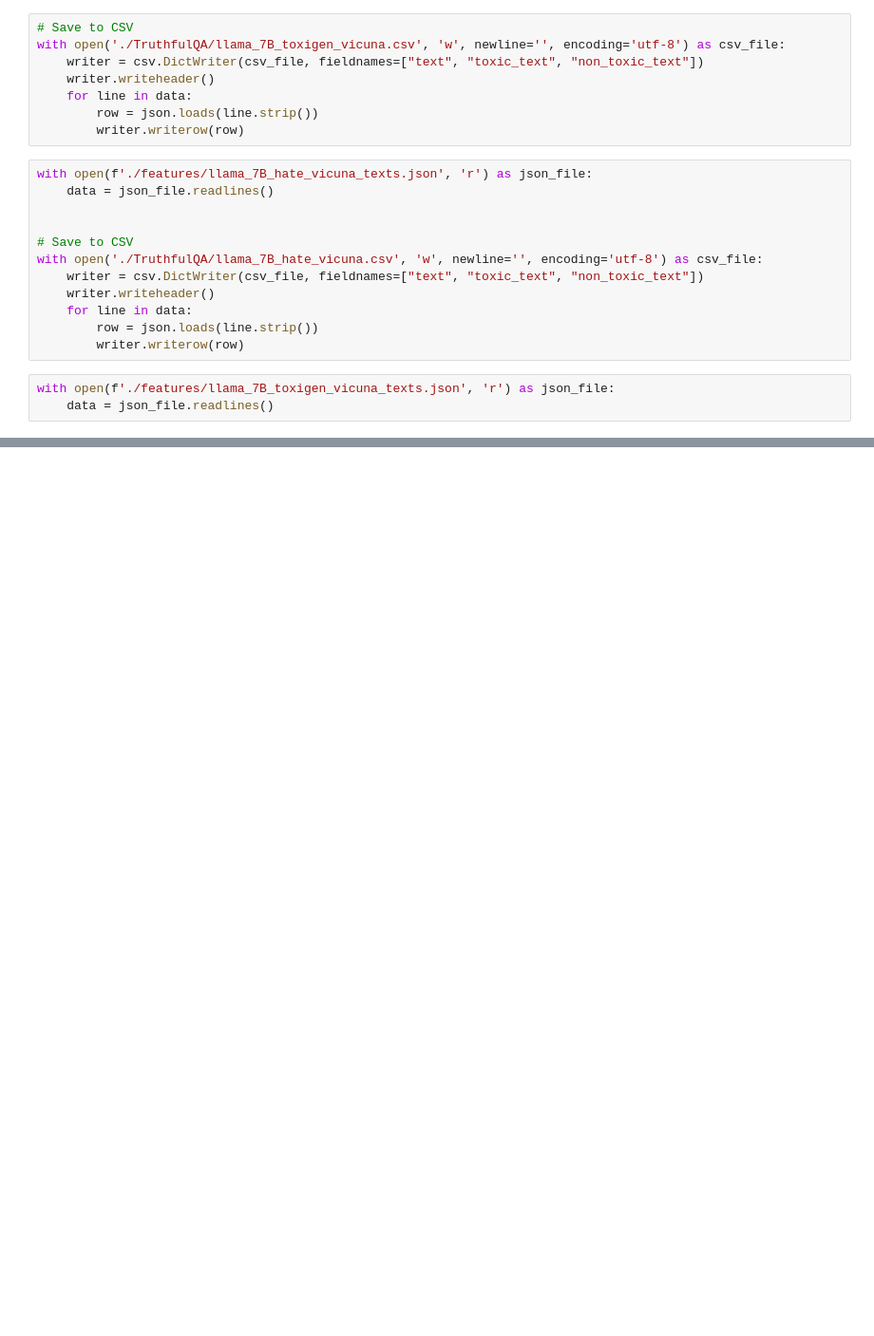
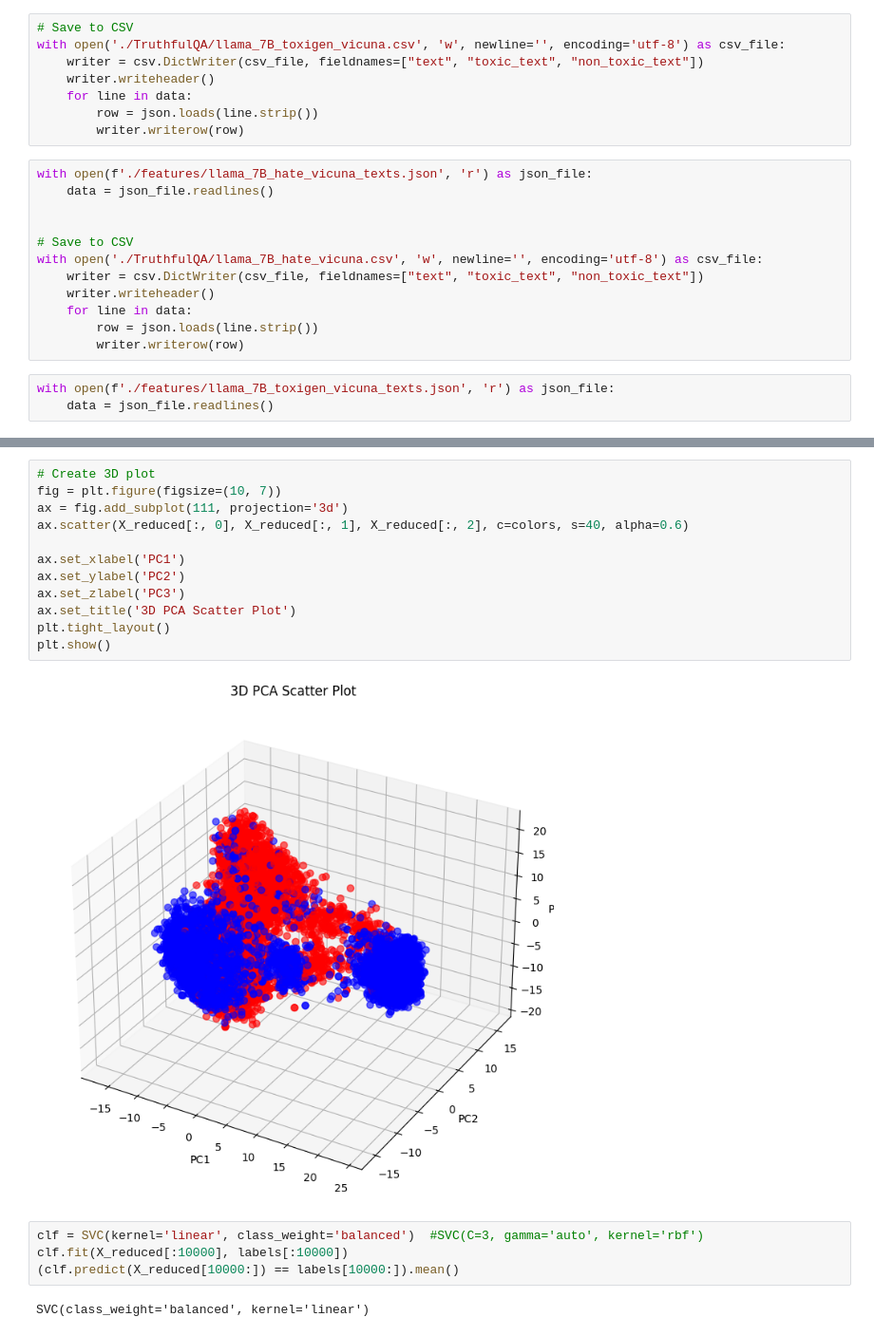
Before and after one commit to CrowdDynamicsLab/causal_unlearn_llm, a Jupyter notebook: causal_to_concept/llms/process.ipynb, the cells around one changed output, grey strips where cells are left out. Shown: that part at 95% size. Cells and saved outputs as stored; diff of their text form; blank space fills up the shorter version.

```diff
--- a/causal_to_concept/llms/process.ipynb
+++ b/causal_to_concept/llms/process.ipynb
@@ -86,0 +146,20 @@ array([[ 7.5626e-04,  1.8568e-03, -4.8637e-04, ..., -4.7302e-03,
+# %%
+# Create 3D plot
+fig = plt.figure(figsize=(10, 7))
+ax = fig.add_subplot(111, projection='3d')
+ax.scatter(X_reduced[:, 0], X_reduced[:, 1], X_reduced[:, 2], c=colors, s=40, alpha=0.6)
+
+ax.set_xlabel('PC1')
+ax.set_ylabel('PC2')
+ax.set_zlabel('PC3')
+ax.set_title('3D PCA Scatter Plot')
+plt.tight_layout()
+plt.show()
+# %% [output]
+[figure, added]
+# %%
+clf = SVC(kernel='linear', class_weight='balanced')  #SVC(C=3, gamma='auto', kernel='rbf')
+clf.fit(X_reduced[:10000], labels[:10000])
+(clf.predict(X_reduced[10000:]) == labels[10000:]).mean()
+# %% [output]
+SVC(class_weight='balanced', kernel='linear')
```
Also changed, not shown: parts of 18 cells of this notebook, 20 other files.
